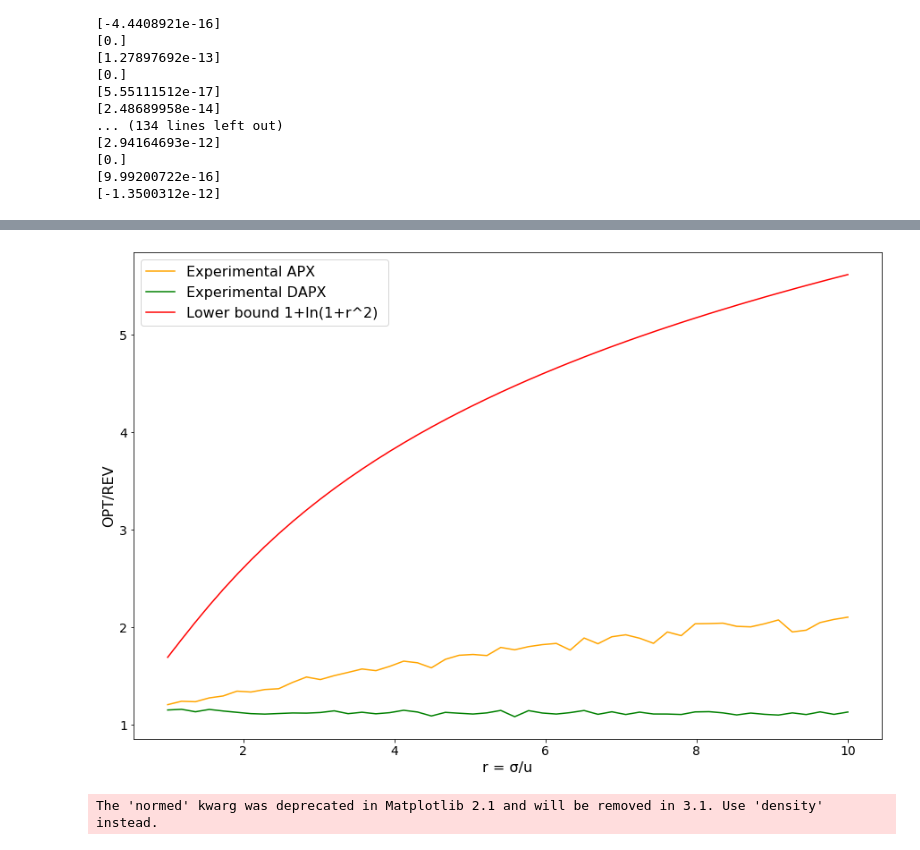
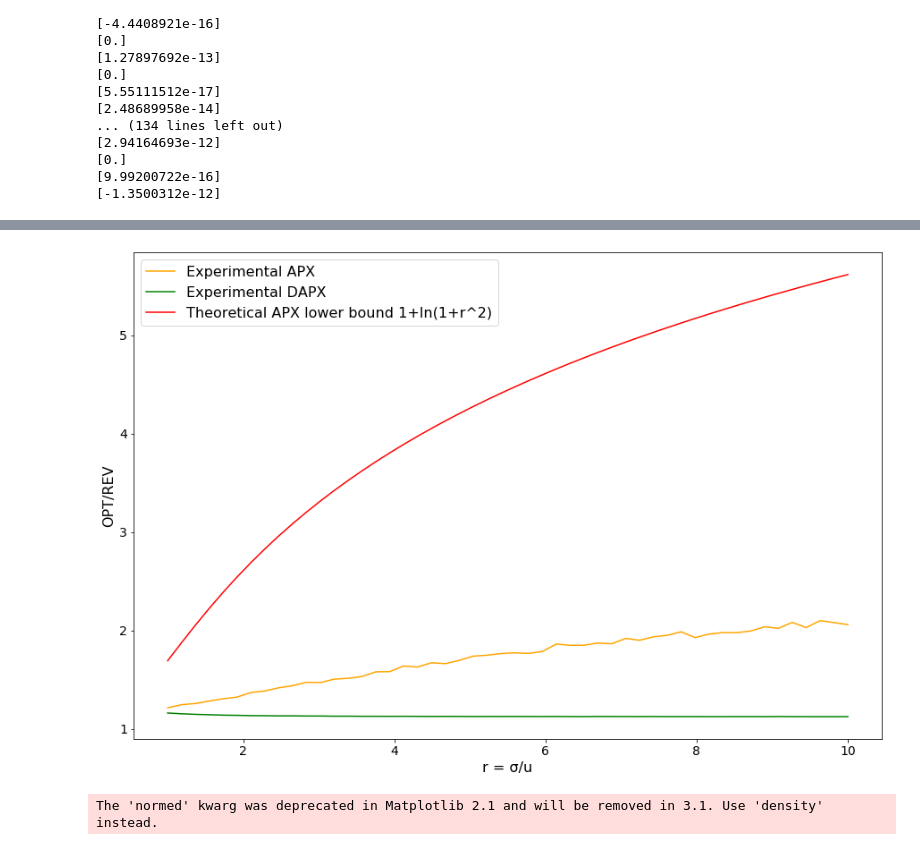
Before and after one commit to ge73xaq/AGT, a Jupyter notebook: DAPX_APX_pareto0.ipynb, the cells around one changed output, grey strips where cells are left out. Drawn from its saved outputs; the diff is of its cells as text; code cells hidden in the pictures.

```diff
--- a/DAPX_APX_pareto0.ipynb
+++ b/DAPX_APX_pareto0.ipynb
@@ -123,16 +123,12 @@ for i in step:
 [9.99200722e-16]
 [-1.3500312e-12]
 # %%
-# Experiment deterministic and randomized auctions for single-item and single-bidder case with Pareto(0) distribution:
-sigma_list = []
+# Experiment deterministic for single-item and single-bidder case with Pareto(0) distribution first:
 DAPX_pareto0 = []
 r_list =[]
 p_reserve_list = []
 p_d_list = []
 c_list=[]
-opt_revenue =[]
-APX_pareto0 = []
-r_rho_list = []
 
 
 #Definition 3.1: rho_D function used to compute DAPX
@@ -147,12 +143,11 @@ def random_rho(x):
 def f(x):
     return (x * (1 + np.log(k2/(x**2) + 1) - np.log(2)) -u )
 
-
-n = 100000
+# for DAPX we pick a large n for stable result
+n = 10000000
 step = np.linspace(1.0001, 10, 50)
 tic = time.clock()
 for i in step:
-
     c = 2*i**2/(i**2-1)
     c_list.append(c)
     u, var = pareto.stats(c, moments='mv')
@@ -179,28 +174,6 @@ for i in step:
     #Compute the experimental DAPX
     DAPX_pareto0.append((opt_revenue/exp_revenue)[0])
 
-    #First solve pi1 and pi2 using numerical solver and then generate the samples from
-    #the corresponding log-lottery distribution.
-    k2 = u**2 + sigma**2
-    pi1 = fsolve(f, [u-0.1])
-    pi2 = 0.5*(k2/pi1 +pi1)
-    print(f(pi1))
-    rej_sample = []
-    rej_sample = rejection_sampling(pi1,pi2,10000)
-    rexp_revenue_list = []
-    #For each reserve price, perform auction experiment and save all the results
-    for rp_reserve in rej_sample:
-        rexp_revenue_list.append(auction_exp(bid_pareto-1,rp_reserve))
-    #Determine the experimental APX with optimal revenue against the average revenue
-    APX_pareto0.append(opt_revenue/np.average(rexp_revenue_list))
-
-    #compute the APX theoretical upper bound using function rho from Definition 4.1
-    r_rho = fsolve(random_rho, [u])
-    r_rho_list.append(r_rho[0])
-    print(random_rho(r_rho))
-
-
-
 toc = time.clock()
 print('time: ' + str(toc-tic))
 # %% [output]
@@ -241,20 +280,20 @@ plt.show()
 # %%
 plt.figure(figsize=(15,10))
 plt.tick_params(axis='x', labelsize= 14)
 plt.tick_params(axis='y', labelsize= 14)
 plt.xlabel("r = \u03C3/u",fontsize=16)
 plt.ylabel("OPT/REV",fontsize=16)
-plt.plot(r_list0, APX_pareto0,color="#FFA500",label="Experimental APX")
-plt.plot(r_list0, DAPX_pareto0,color="green",label="Experimental DAPX")
+plt.plot(r_list, APX_pareto0,color="#FFA500",label="Experimental APX")
+plt.plot(r_list, DAPX_pareto0,color="green",label="Experimental DAPX")
 
-lower_bound = 1+np.log(1+np.power(r_list0,2))
+lower_bound = 1+np.log(1+np.power(r_list,2))
 #plt.plot(r_list, ratio,color="blue",label="worst case rho_d")
-plt.plot(r_list0, lower_bound,color="red",label="Theoretical APX lower bound 1+ln(1+r^2)")
+plt.plot(r_list, lower_bound,color="red",label="Theoretical APX lower bound 1+ln(1+r^2)")
 plt.legend(loc="upper left",fontsize = 16)
 #plt.savefig("apxpareto0.png",bbox_inches='tight')
 plt.show()
 # %% [output]
-[figure, old version]
+[figure, new version]
 # %%
 lower_bound = 1+np.log(1+np.power(r_list0,2))
 # creating the DataFrame
```
Also changed, not shown: parts of 3 cells of this notebook, 6 other files.
